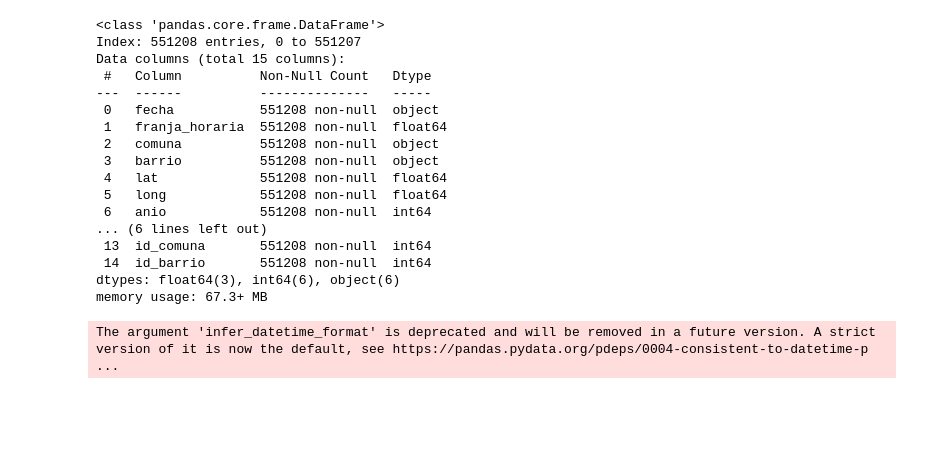
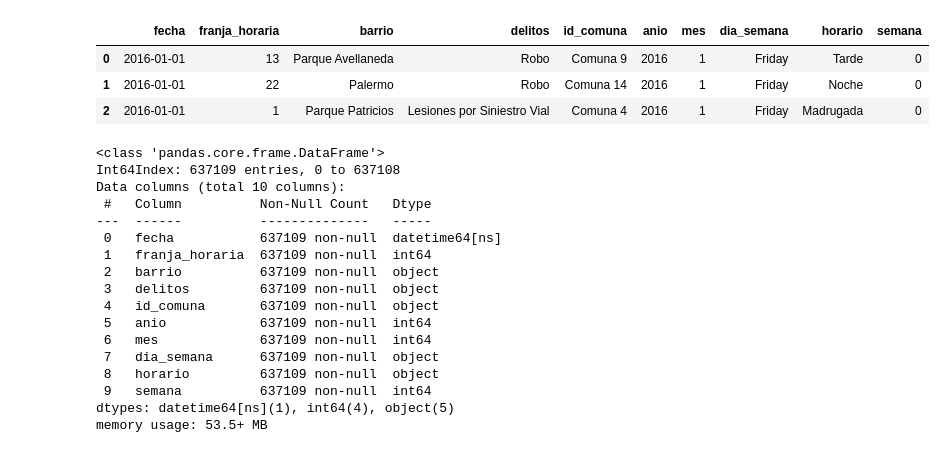
Before and after one commit to ctalamilla/delitos-bsas, a Jupyter notebook: TP4_VisualizacionesDelitos.ipynb, the cells around one changed output. Saved outputs shown, nothing was run; the diff lists cells and outputs as text; code cells hidden in the pictures; blank space fills up the shorter version.

```diff
--- a/TP4_VisualizacionesDelitos.ipynb
+++ b/TP4_VisualizacionesDelitos.ipynb
@@ -30,24 +8,30 @@ Length: 1827, dtype: datetime64[ns]
+# %%
+df = pd.read_csv('datosDelitos.csv',index_col=0, low_memory=False)
+df["fecha"] = pd.to_datetime(df["fecha"], infer_datetime_format=True, format='mixed')
+df["semana"] = df['fecha'].dt.strftime('%W').astype(int)
+df.head(3)
+# %% [output]
+|  | fecha | franja_horaria | barrio | delitos | id_comuna | anio | mes | dia_semana | horario | semana |
+| 0 | 2016-01-01 | 13 | Parque Avellaneda | Robo | Comuna 9 | 2016 | 1 | Friday | Tarde | 0 |
+| 1 | 2016-01-01 | 22 | Palermo | Robo | Comuna 14 | 2016 | 1 | Friday | Noche | 0 |
+| 2 | 2016-01-01 | 1 | Parque Patricios | Lesiones por Siniestro Vial | Comuna 4 | 2016 | 1 | Friday | Madrugada | 0 |
 # %%
 df.info()
 # %% [output]
 <class 'pandas.core.frame.DataFrame'>
-Index: 551208 entries, 0 to 551207
-Data columns (total 15 columns):
+Int64Index: 637109 entries, 0 to 637108
+Data columns (total 10 columns):
  #   Column          Non-Null Count   Dtype
 ---  ------          --------------   -----
- 0   fecha           551208 non-null  object
- 1   franja_horaria  551208 non-null  float64
- 2   comuna          551208 non-null  object
- 3   barrio          551208 non-null  object
- 4   lat             551208 non-null  float64
- 5   long            551208 non-null  float64
- 6   anio            551208 non-null  int64
-... (6 lines left out)
- 13  id_comuna       551208 non-null  int64
- 14  id_barrio       551208 non-null  int64
-dtypes: float64(3), int64(6), object(6)
-memory usage: 67.3+ MB
+ 0   fecha           637109 non-null  datetime64[ns]
+ 1   franja_horaria  637109 non-null  int64
+ 2   barrio          637109 non-null  object
+ 3   delitos         637109 non-null  object
+ 4   id_comuna       637109 non-null  object
+ 5   anio            637109 non-null  int64
+ 6   mes             637109 non-null  int64
+ 7   dia_semana      637109 non-null  object
+ 8   horario         637109 non-null  object
+ 9   semana          637109 non-null  int64
+dtypes: datetime64[ns](1), int64(4), object(5)
+memory usage: 53.5+ MB
-# %%
-df["fecha"] = pd.to_datetime(df["fecha"], infer_datetime_format=True, format='mixed')
-# %% [output]
-The argument 'infer_datetime_format' is deprecated and will be removed in a future version. A strict version of it is now the default, see https://pandas.pydata.org/pdeps/0004-consistent-to-datetime-p ...
```
Also changed, not shown: parts of 12 cells of this notebook, 1 other file.
